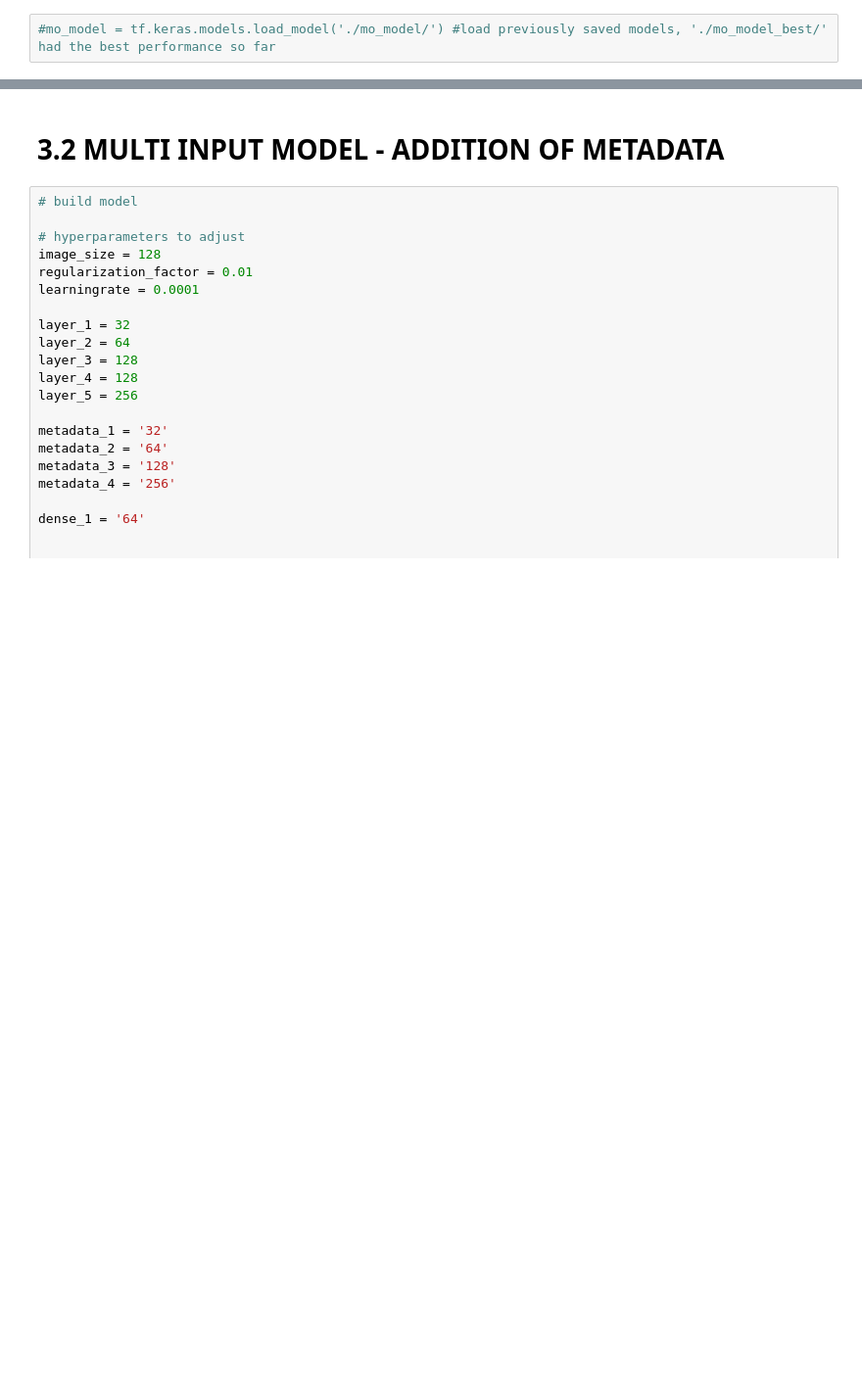
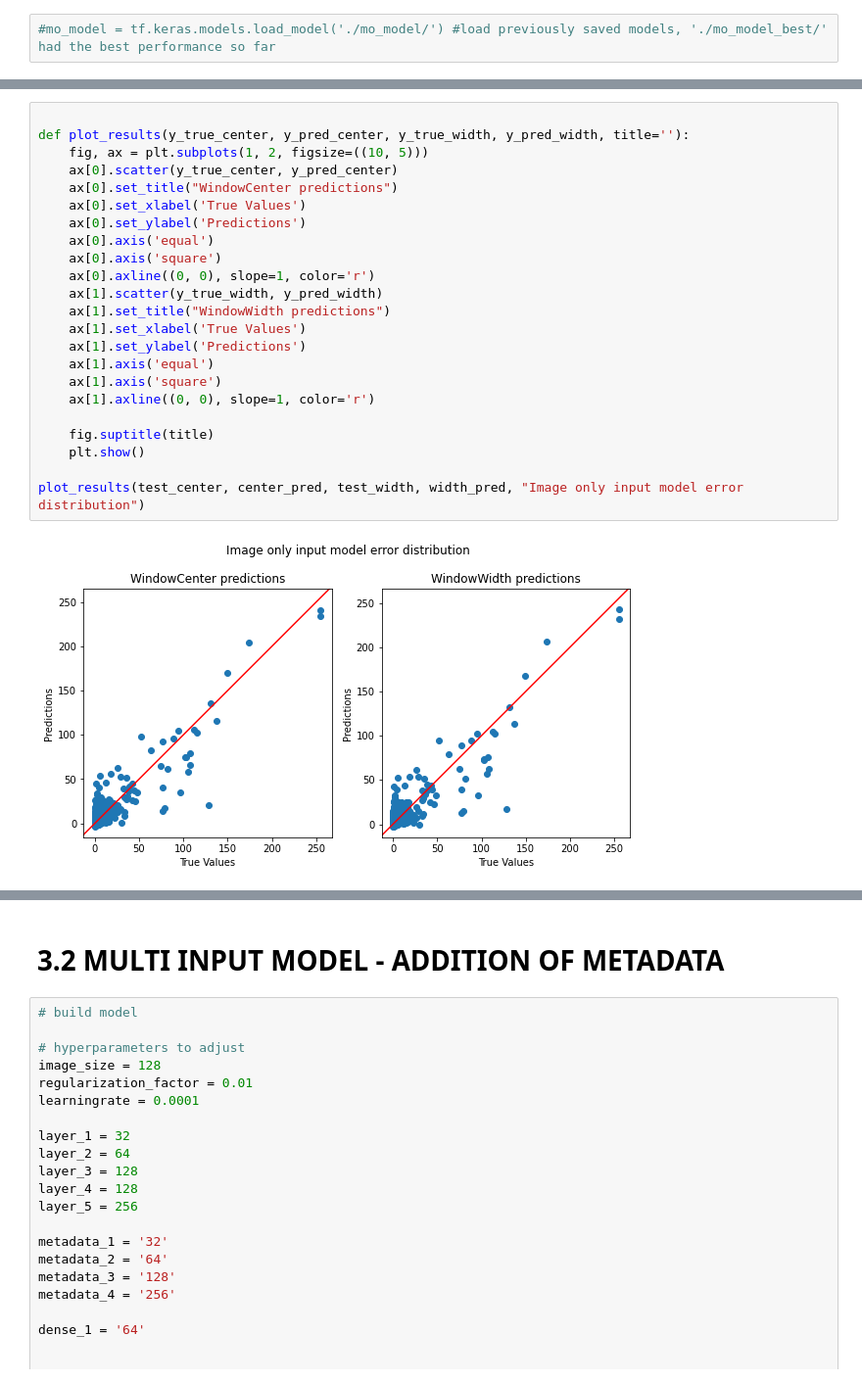
Before and after one commit to nbakotic/zavrsni, a Jupyter notebook: ICECME.ipynb, the cells around one changed output, grey strips where cells are left out. Shown at 98% size. Drawn from its saved outputs; the diff is of its cells as text; blank space fills up the shorter version.

```diff
--- a/ICECME.ipynb
+++ b/ICECME.ipynb
@@ -501,3 +579,28 @@ Mean squared error of WindowWidth is 20.8700008392334, RMSE: 4.570000171661377
+# %%
+
+def plot_results(y_true_center, y_pred_center, y_true_width, y_pred_width, title=''):
+    fig, ax = plt.subplots(1, 2, figsize=((10, 5)))
+    ax[0].scatter(y_true_center, y_pred_center)
+    ax[0].set_title("WindowCenter predictions")
+    ax[0].set_xlabel('True Values')
+    ax[0].set_ylabel('Predictions')
+    ax[0].axis('equal')
+    ax[0].axis('square')
+    ax[0].axline((0, 0), slope=1, color='r')
+    ax[1].scatter(y_true_width, y_pred_width)
+    ax[1].set_title("WindowWidth predictions")
+    ax[1].set_xlabel('True Values')
+    ax[1].set_ylabel('Predictions')
+    ax[1].axis('equal')
+    ax[1].axis('square')
+    ax[1].axline((0, 0), slope=1, color='r')
+
+    fig.suptitle(title)
+    plt.show()
+
+plot_results(test_center, center_pred, test_width, width_pred, "Image only input model error distribution")
+# %% [output]
+[figure, added]
 # %%
 #Save model
 #mo_model.save('./mo_model/', save_format='tf') #save a model
```
Also changed, not shown: parts of 11 cells of this notebook, 10 other files.
